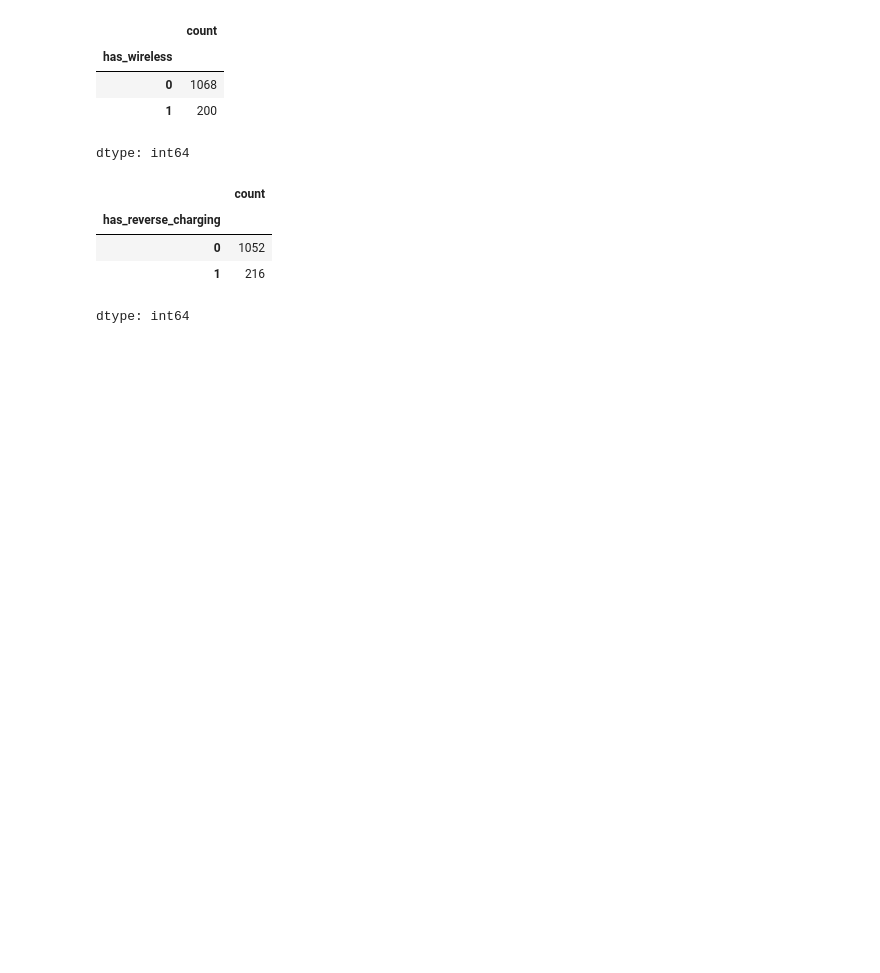
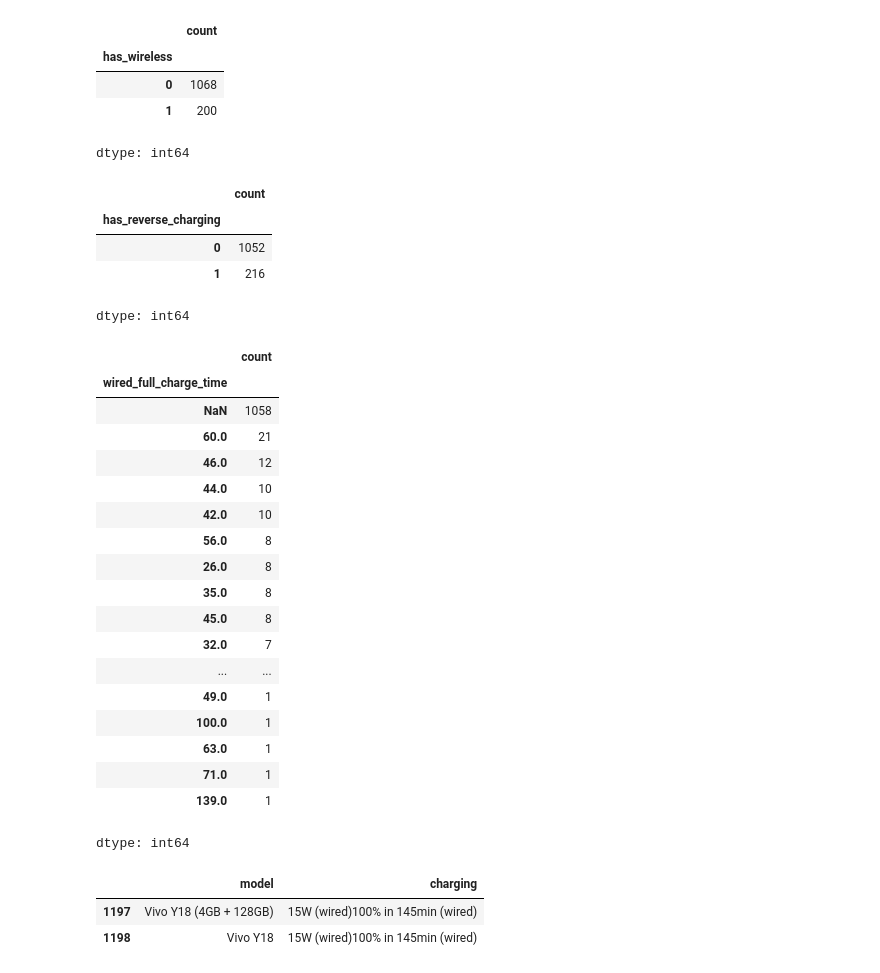
Before and after one commit to rajeshxdatascience/smartphone-recommender-system, a Jupyter notebook: SpecLens_AI_Data_Engineering.ipynb, the cells around one changed output. Saved outputs shown, nothing was run; the diff lists cells and outputs as text; code cells hidden in the pictures; blank space fills up the shorter version.

```diff
--- a/SpecLens_AI_Data_Engineering.ipynb
+++ b/SpecLens_AI_Data_Engineering.ipynb
@@ -4672,3 +4672,33 @@ df['has_reverse_charging'].value_counts()
 | 0 | 1052 |
 | 1 | 216 |
 dtype: int64
+# %%
+df['wired_full_charge_time'] = df['charging'].str.extract(r'100% in\s*(\d+)\s*min.*?\(wired\)').astype(float)
+# %%
+df['wired_full_charge_time'].value_counts(dropna=False)
+# %% [output]
+|  | count |
+| wired_full_charge_time |  |
+| NaN | 1058 |
+| 60.0 | 21 |
+| 46.0 | 12 |
+| 44.0 | 10 |
+| 42.0 | 10 |
+| 56.0 | 8 |
+| 26.0 | 8 |
+| 35.0 | 8 |
+| 45.0 | 8 |
+| 32.0 | 7 |
+| ... | ... |
+| 49.0 | 1 |
+| 100.0 | 1 |
+| 63.0 | 1 |
+| 71.0 | 1 |
+| 139.0 | 1 |
+dtype: int64
+# %%
+df[df['wired_full_charge_time'] == 145][['model','charging']]
+# %% [output]
+|  | model | charging |
+| 1197 | Vivo Y18 (4GB + 128GB) | 15W (wired)100% in 145min (wired) |
+| 1198 | Vivo Y18 | 15W (wired)100% in 145min (wired) |
```
